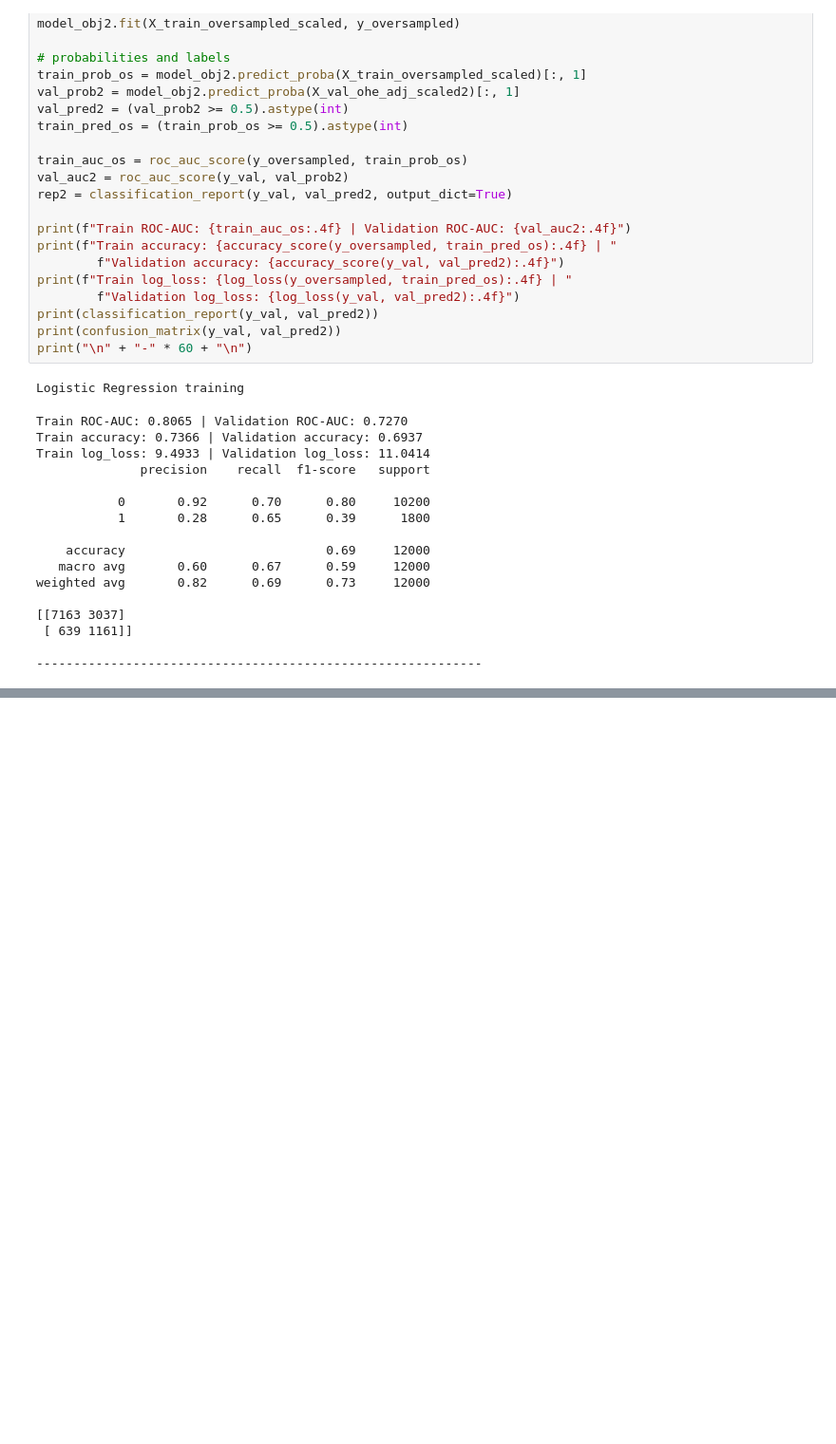
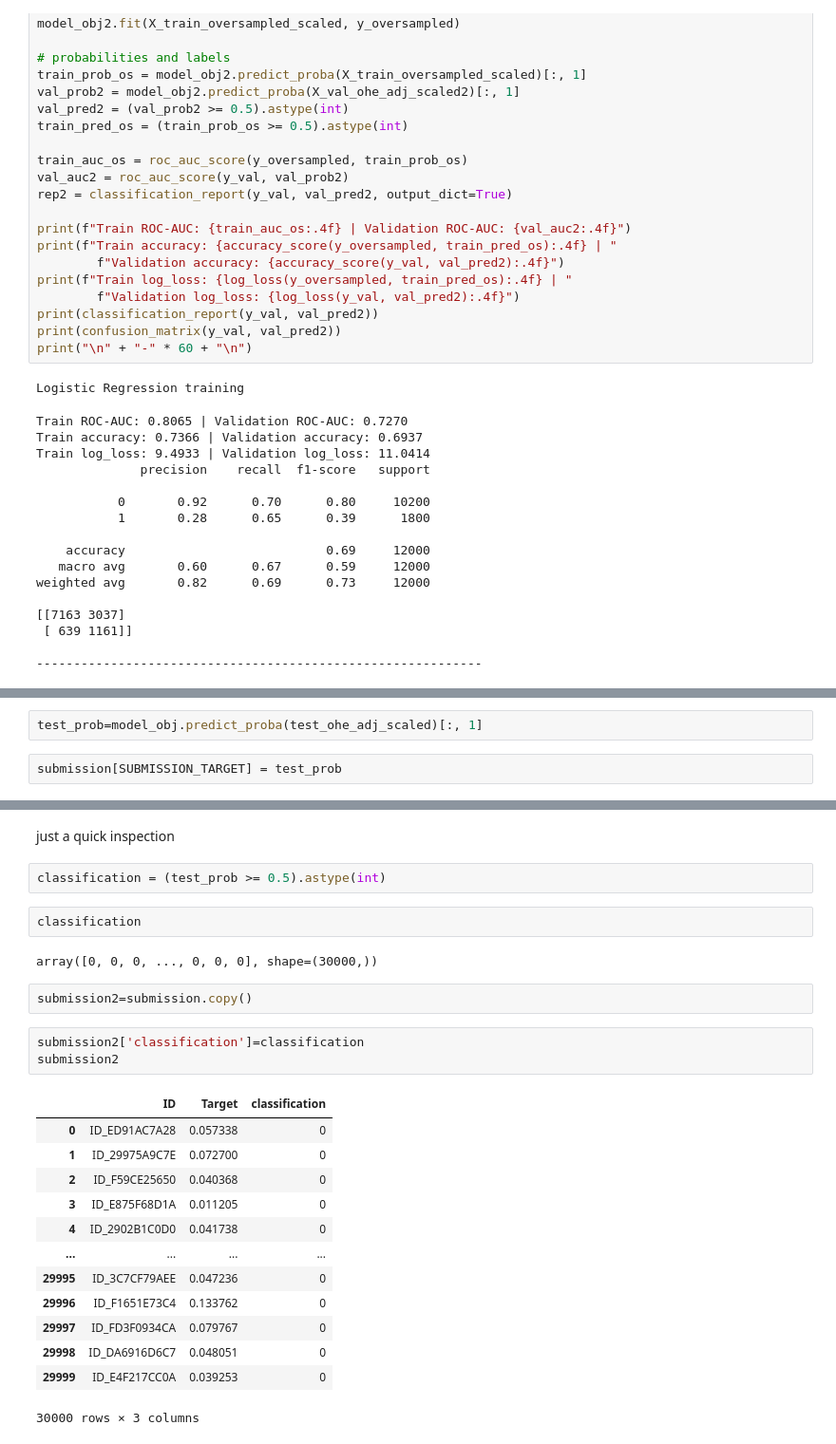
Before and after one commit to Udeani4/Financial_Stress_Prediction, a Jupyter notebook: LinearRegression.ipynb, the cells around one changed output, grey strips where cells are left out. Shown at 95% size. Cells and saved outputs as stored; diff of their text form; blank space fills up the shorter version.

```diff
--- a/LinearRegression.ipynb
+++ b/LinearRegression.ipynb
@@ -662,0 +750,4 @@ The recall is balanced now but the ROC-AUC is not improved.
+# %%
+test_prob=model_obj.predict_proba(test_ohe_adj_scaled)[:, 1]
+# %%
+submission[SUBMISSION_TARGET] = test_prob
@@ -662,0 +770,27 @@ The recall is balanced now but the ROC-AUC is not improved.
+# %% [markdown]
+just a quick inspection
+# %%
+classification = (test_prob >= 0.5).astype(int)
+# %%
+classification
+# %% [output]
+array([0, 0, 0, ..., 0, 0, 0], shape=(30000,))
+# %%
+submission2=submission.copy()
+# %%
+submission2['classification']=classification
+submission2
+# %% [output]
+|  | ID | Target | classification |
+| 0 | ID_ED91AC7A28 | 0.057338 | 0 |
+| 1 | ID_29975A9C7E | 0.072700 | 0 |
+| 2 | ID_F59CE25650 | 0.040368 | 0 |
+| 3 | ID_E875F68D1A | 0.011205 | 0 |
+| 4 | ID_2902B1C0D0 | 0.041738 | 0 |
+| ... | ... | ... | ... |
+| 29995 | ID_3C7CF79AEE | 0.047236 | 0 |
+| 29996 | ID_F1651E73C4 | 0.133762 | 0 |
+| 29997 | ID_FD3F0934CA | 0.079767 | 0 |
+| 29998 | ID_DA6916D6C7 | 0.048051 | 0 |
+| 29999 | ID_E4F217CC0A | 0.039253 | 0 |
+30000 rows × 3 columns
```
Also changed, not shown: parts of 12 cells of this notebook, 1 other file.
